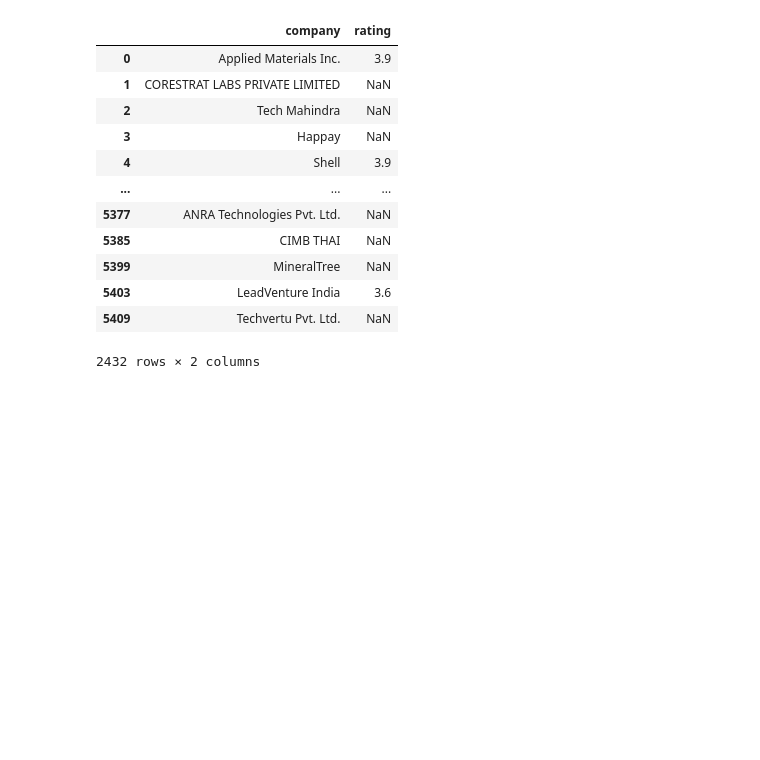
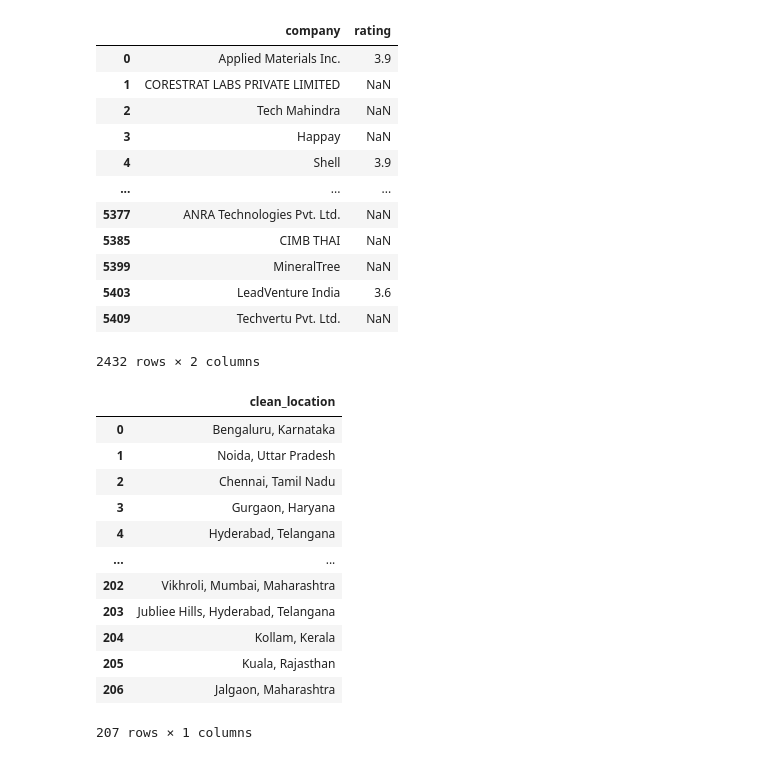
Before and after one commit to iamkish0re/WebScrapper, a Jupyter notebook: WebScrappper.ipynb, the cells around one changed output. Cells and saved outputs as stored; diff of their text form; code cells hidden in the pictures; blank space fills up the shorter version.

```diff
--- a/WebScrappper.ipynb
+++ b/WebScrappper.ipynb
@@ -267,0 +307,18 @@ df_comp_rat.drop_duplicates(keep='first')
+# %%
+df_temp = psql.sqldf("SELECT DISTINCT(clean_location) FROM df")
+# %%
+df_temp
+# %% [output]
+|  | clean_location |
+| 0 | Bengaluru, Karnataka |
+| 1 | Noida, Uttar Pradesh |
+| 2 | Chennai, Tamil Nadu |
+| 3 | Gurgaon, Haryana |
+| 4 | Hyderabad, Telangana |
+| ... | ... |
+| 202 | Vikhroli, Mumbai, Maharashtra |
+| 203 | Jubliee Hills, Hyderabad, Telangana |
+| 204 | Kollam, Kerala |
+| 205 | Kuala, Rajasthan |
+| 206 | Jalgaon, Maharashtra |
+207 rows × 1 columns
```
Also changed, not shown: parts of 18 cells of this notebook.
